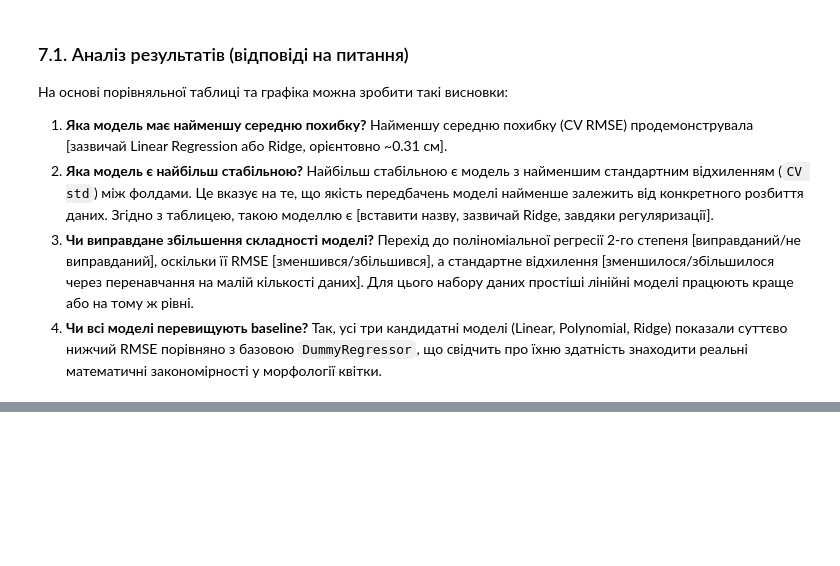
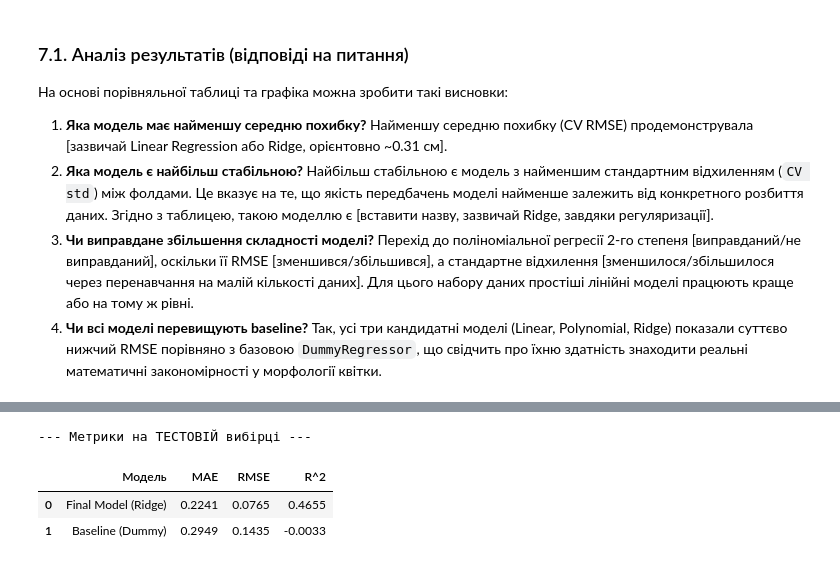
Before and after one commit to Yaroslav071315/machine-learning-course-volovnyk, a Jupyter notebook: lab01/notebook/lab01.ipynb, the cells around one changed output, grey strips where cells are left out. Saved outputs shown, nothing was run; the diff lists cells and outputs as text; code cells hidden in the pictures; blank space fills up the shorter version.

Commit message:
Final testing of the selected model

```diff
--- a/lab01/notebook/lab01.ipynb
+++ b/lab01/notebook/lab01.ipynb
@@ -354,0 +359,37 @@ plt.show()
+# %%
+from sklearn.metrics import mean_absolute_error, mean_squared_error, r2_score
+from sklearn.pipeline import Pipeline
+
+
+# Навчання фінальної моделі на всій навчальній вибірці
+# (Використовуємо Ridge з оптимальним alpha, знайденим раніше.
+# Якщо alpha не зберігався окремо, ініціалізуємо його знову, наприклад alpha=1.0)
+final_pipeline = Pipeline(steps=[
+    ('preprocessor', preprocessor),
+    ('model', Ridge(alpha=1.0))
+])
+final_pipeline.fit(X_train, y_train)
+
+# Передбачення на тестовій вибірці
+y_pred_test = pd.Series(final_pipeline.predict(X_test), index=X_test.index)
+y_pred_base = baseline_pipeline.predict(X_test)
+
+# Обчислення метрик
+def calculate_metrics(y_true, y_pred, model_name):
+    mae = mean_absolute_error(y_true, y_pred)
+    rmse = mean_squared_error(y_true, y_pred)
+    r2 = r2_score(y_true, y_pred)
+    return {'Модель': model_name, 'MAE': mae, 'RMSE': rmse, 'R^2': r2}
+
+test_metrics = []
+test_metrics.append(calculate_metrics(y_test, y_pred_test, 'Final Model (Ridge)'))
+test_metrics.append(calculate_metrics(y_test, y_pred_base, 'Baseline (Dummy)'))
+
+df_test_metrics = pd.DataFrame(test_metrics)
+print("--- Метрики на ТЕСТОВІЙ вибірці ---")
+display(df_test_metrics.round(4))
+# %% [output]
+--- Метрики на ТЕСТОВІЙ вибірці ---
+|  | Модель | MAE | RMSE | R^2 |
+| 0 | Final Model (Ridge) | 0.2241 | 0.0765 | 0.4655 |
+| 1 | Baseline (Dummy) | 0.2949 | 0.1435 | -0.0033 |
```
Also changed, not shown: parts of 8 cells of this notebook, 2 other files.
